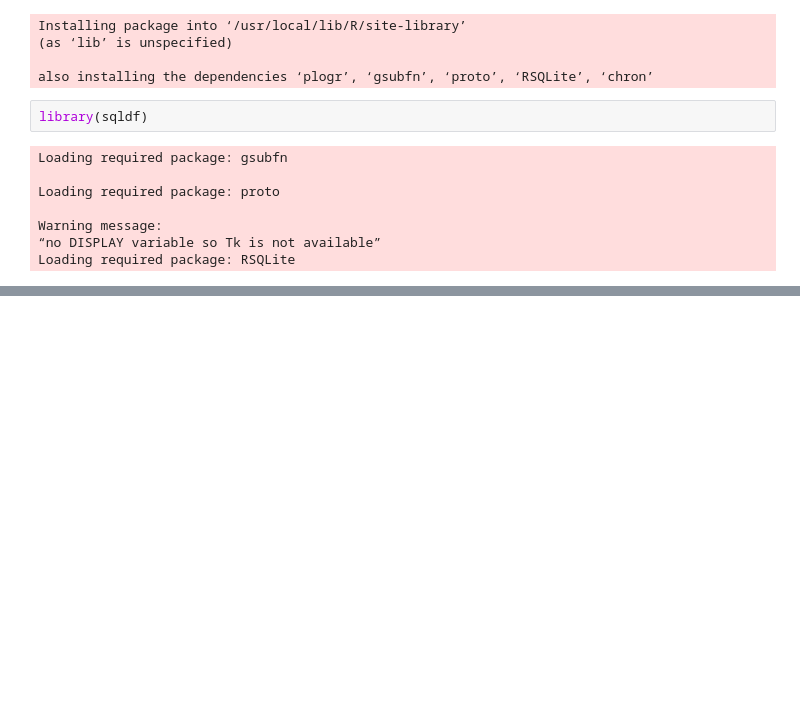
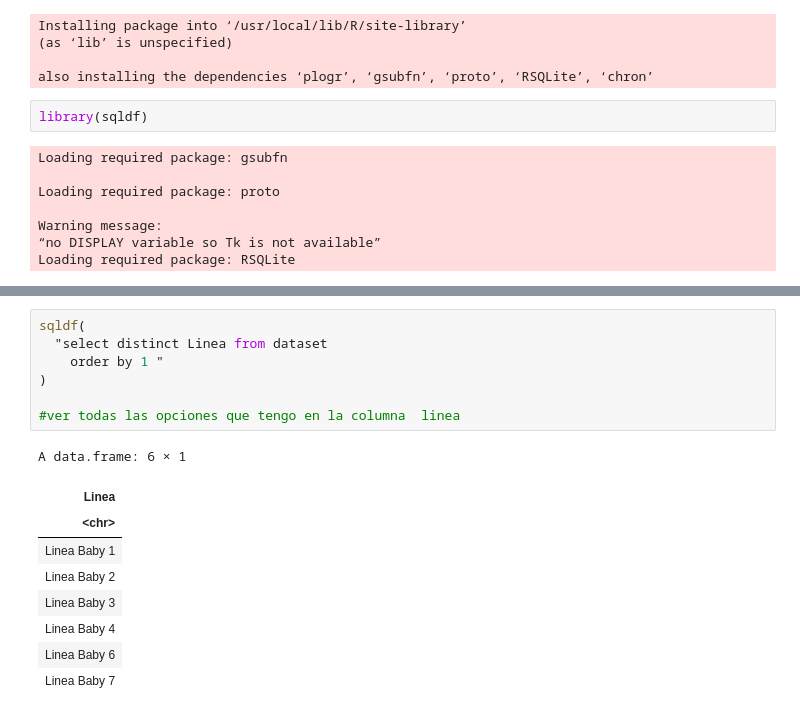
Before and after one commit to lismarcarolinacamacho/R-Y-SQL, a Jupyter notebook: Copia_de_kernel_de_R_+SQL.ipynb, the cells around one changed output, grey strips where cells are left out. Saved outputs shown, nothing was run; the diff lists cells and outputs as text; blank space fills up the shorter version.

```diff
--- a/Copia_de_kernel_de_R_+SQL.ipynb
+++ b/Copia_de_kernel_de_R_+SQL.ipynb
@@ -21,0 +88,17 @@ Loading required package: RSQLite
+# %%
+sqldf(
+  "select distinct Linea from dataset
+    order by 1 "
+)
+
+#ver todas las opciones que tengo en la columna  linea
+# %% [output]
+A data.frame: 6 × 1
+| Linea |
+| <chr> |
+| Linea Baby 1 |
+| Linea Baby 2 |
+| Linea Baby 3 |
+| Linea Baby 4 |
+| Linea Baby 6 |
+| Linea Baby 7 |
```
Also changed, not shown: parts of 6 cells of this notebook.
